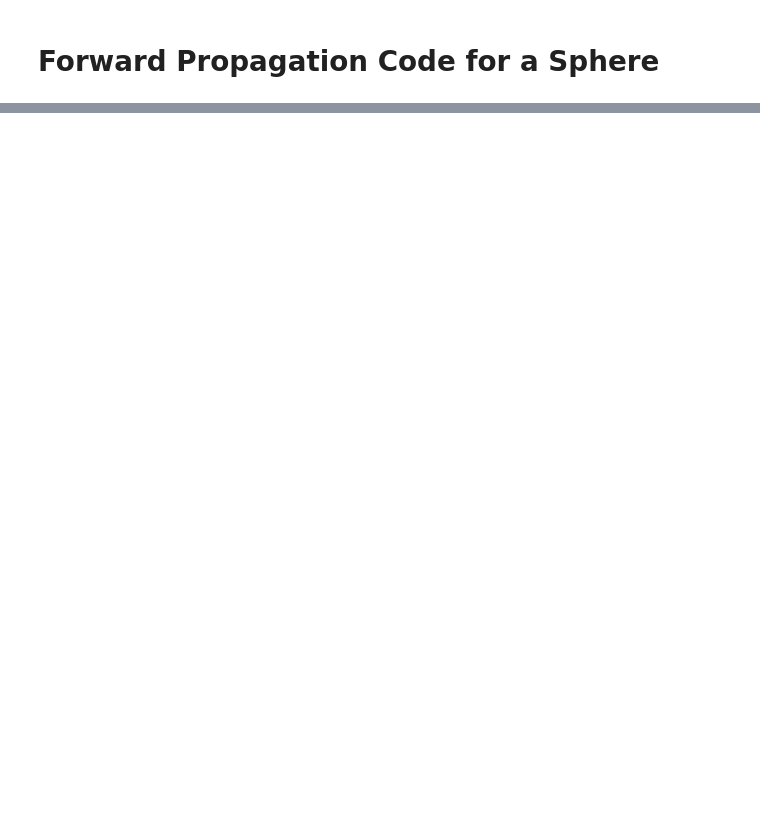
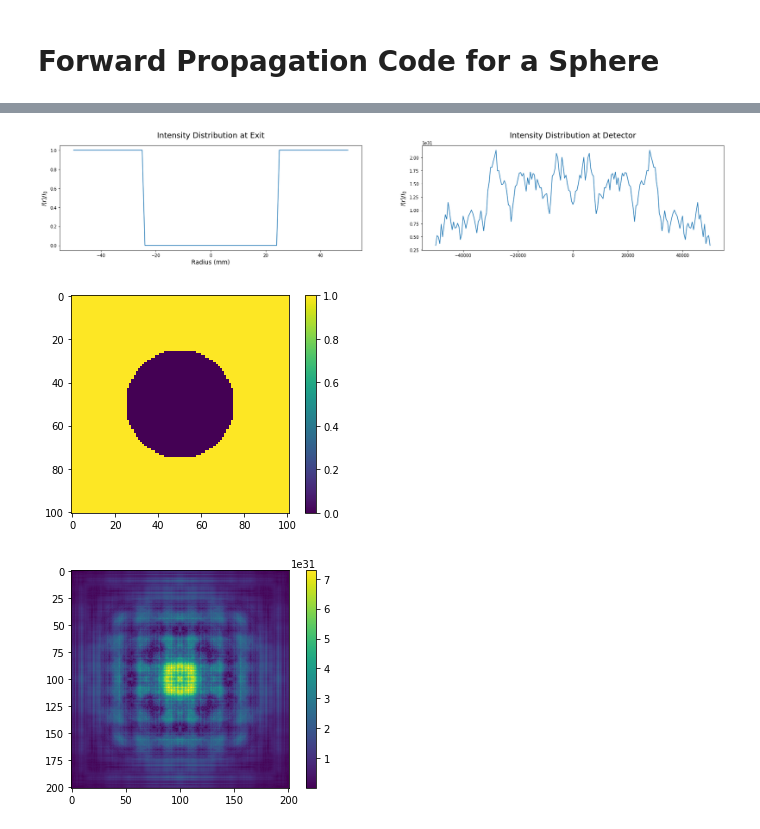
Before and after one commit to MSenani/X-Ray-Image-Reconstruction, a Jupyter notebook: Sphere_Reconstruction.ipynb, the cells around one changed output, grey strips where cells are left out. Drawn from its saved outputs; the diff is of its cells as text; code cells hidden in the pictures; blank space fills up the shorter version.

Commit message:
edits to Mohammed's script incorporating energy spectrum + tidying things up

```diff
--- a/Sphere_Reconstruction.ipynb
+++ b/Sphere_Reconstruction.ipynb
@@ -4,7 +4,3 @@
 import numpy as np
 import matplotlib.pyplot as plt
 from scipy import signal
-
-## Physical constants
-h        = 6.626e-34       # J.s: Planck's constant
-c        = 2.99792458e8    # m/s: Speed of light
@@ -170,0 +129,51 @@ plt.show()
+# %%
+## Physical parameters
+radius = 25e-3                # m: sphere radius
+d      = 100e-3               # m: camera distance from edge of sphere
+Lx     = 100e-3               # m: image field x-length
+Ly     = 100e-3               # m: image field y-length
+eV2J   = 1.60217662e-19       # [J/eV]
+E0     = 5928.44775           # [keV]
+# E0 = 9.61306e-16            # [J]: incident x-ray energy (= 6keV)
+
+## Discretization parameters
+nbins_x  = 100             # Number of x bins
+nbins_y  = 100             # Number of y bins
+dx       = Lx/nbins_x      # Spacing between x grid-points
+dy       = Ly/nbins_y      # Spacing between y grid-points
+
+
+attenuated_wave = SphericalAttenuation_pw(E0, delta, beta, radius, Lx, Ly, nbins_x, nbins_y)
+propagated_wave = propagate(attenuated_wave, E0, d)
+
+## Plotting
+fig = plt.figure(figsize = (28,10))
+ax1 = fig.add_subplot(221)
+ax2 = fig.add_subplot(222)
+
+x = np.linspace(-nbins_x/2, nbins_x/2, dim[0]) * dx
+ax1.plot(x * 1e3, np.abs(attenuated_wave[:,int(nbins_x/2)]))
+ax1.set_xlabel('Radius (mm)', fontsize = 14)
+ax1.set_ylabel('$I(r)/I_0$', fontsize = 14)
+ax1.set_title('Intensity Distribution at Exit', fontsize = 18, y = 1.05)
+
+x = np.linspace(-nbins_x/2, nbins_x/2, dim[0]*2-1)
+ax2.plot(x * 1e3, np.abs(propagated_wave[:,int(nbins_x/2)]))
+# ax2.set_xlabel('Radius (mm)', fontsize = 14)
+ax2.set_ylabel('$I(r)/I_0$', fontsize = 14)
+ax2.set_title('Intensity Distribution at Detector', fontsize = 18, y = 1.05)
+
+plt.show()
+
+
+plt.imshow(np.abs(attenuated_wave))
+plt.colorbar()
+plt.show()
+
+plt.imshow(np.abs(propagated_wave))
+plt.colorbar()
+plt.show()
+# %% [output]
+[figure, added]
+[figure, added]
+[figure, added]
```
Also changed, not shown: parts of 7 cells of this notebook, 1 other file.
